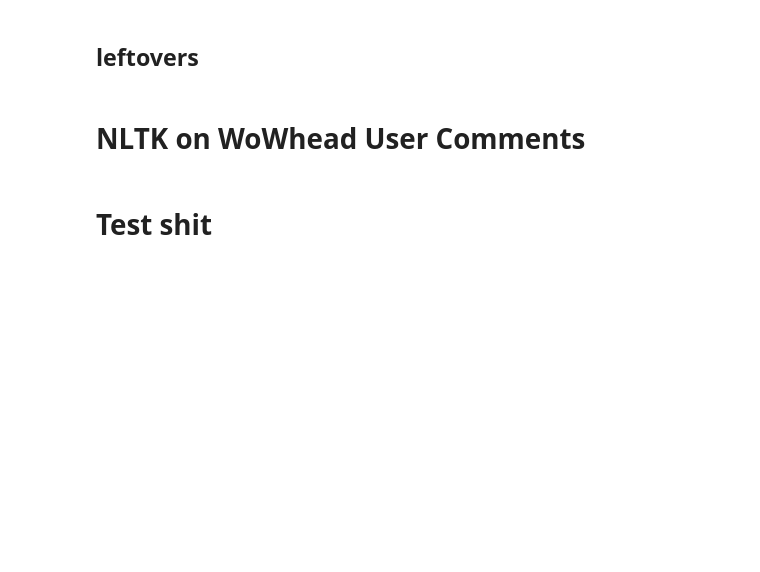
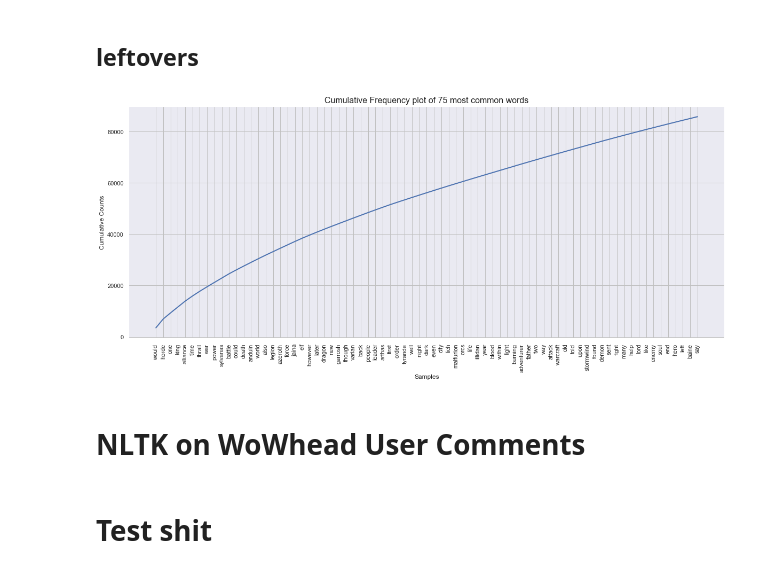
Before and after one commit to simonamtoft/warcraft-major-character-analysis, a Jupyter notebook: Text Analysis.ipynb, the cells around one changed output. Saved outputs shown, nothing was run; the diff lists cells and outputs as text; code cells hidden in the pictures; blank space fills up the shorter version.

```diff
--- a/Text Analysis.ipynb
+++ b/Text Analysis.ipynb
@@ -65,12 +171,14 @@ for attr in wordcloud_lookup:
 # %%
 # Get the frequency distribution of the text
 fd = book.FreqDist(wiki_words)
 
 # Display the 75 most common tokens in a cumulative frequency plot
 plt.figure(figsize=(20, 8))
-plt.title('Cumulative Frequency plot of 75 most common words')
+plt.title('Cumulative Frequency plot of 75 most common words', fontsize=16)
 fd.plot(75, cumulative=True)
 plt.show()
+# %% [output]
+[figure, added]
 # %% [markdown]
 # NLTK on WoWhead User Comments
 # %% [markdown]
```
Also changed, not shown: parts of 14 cells of this notebook, 14 other files.
